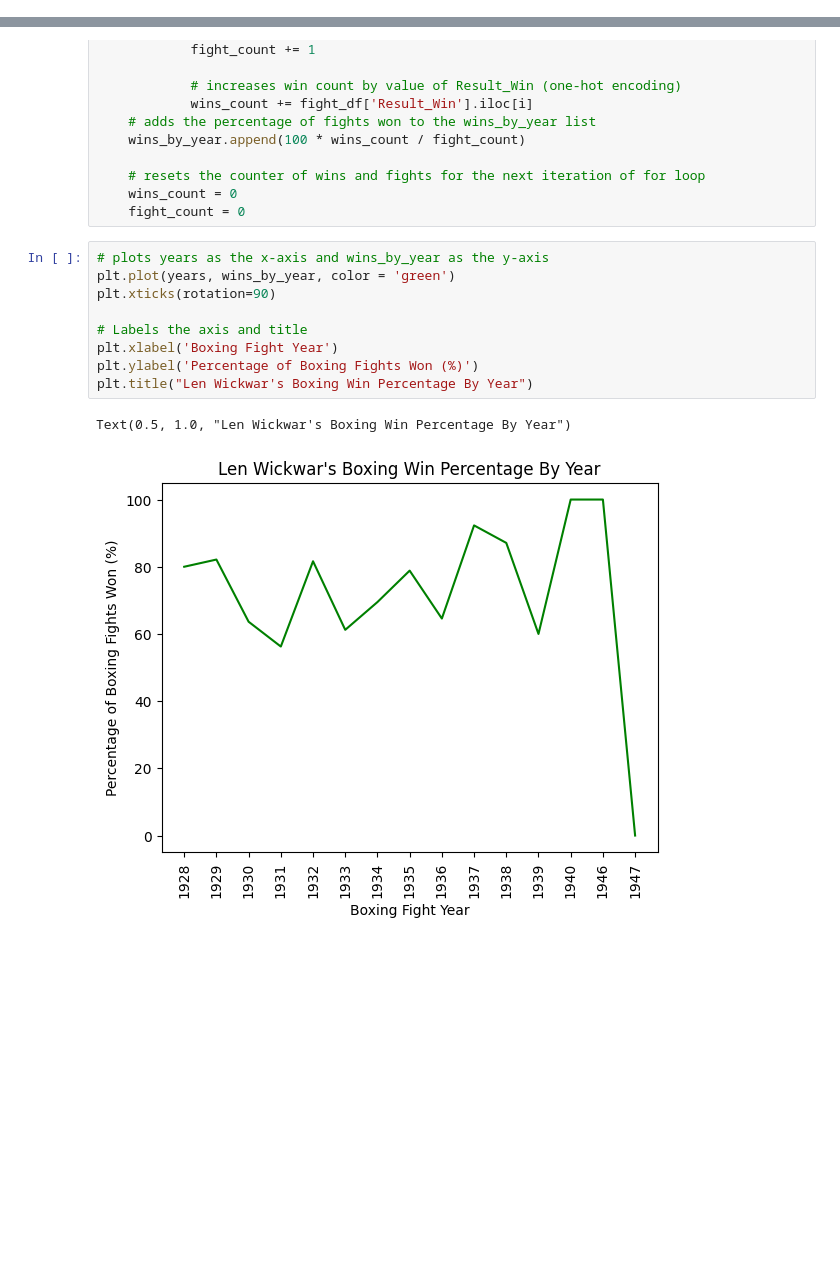
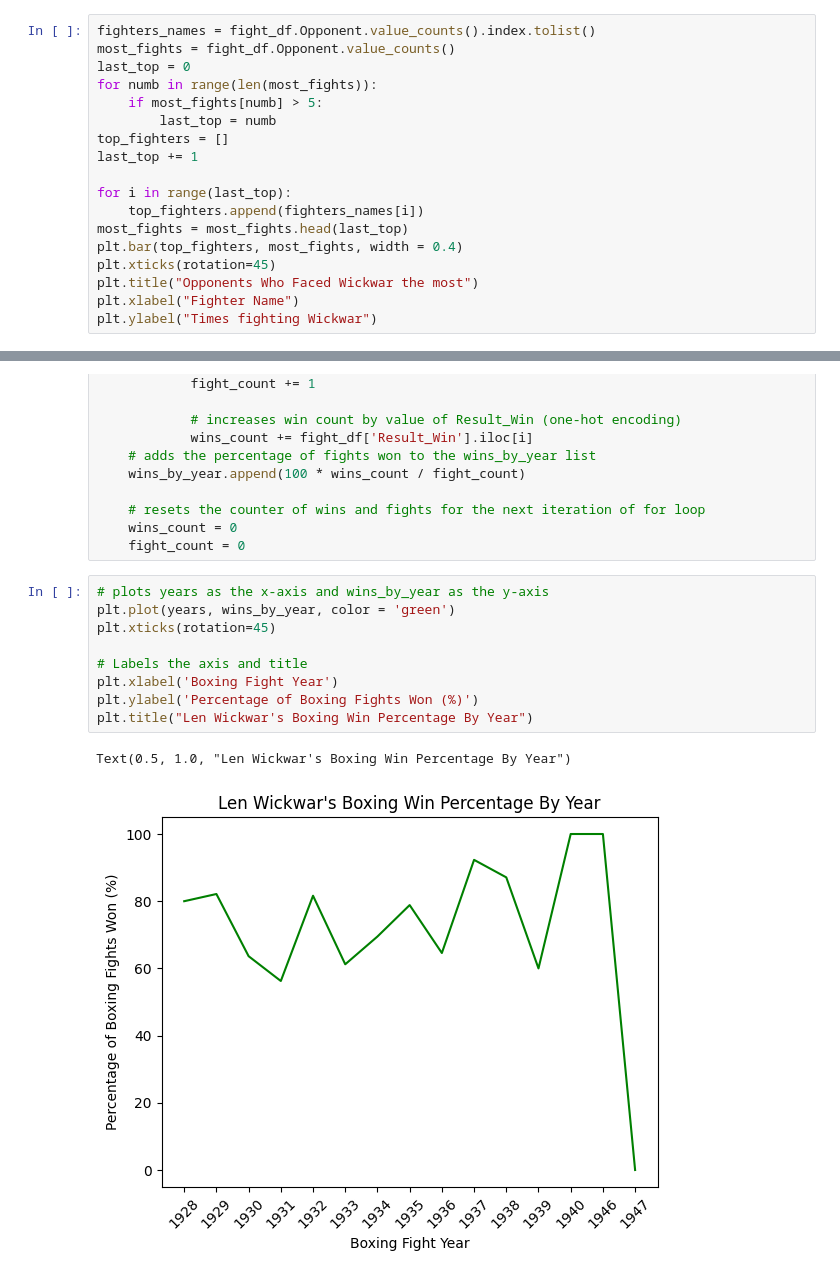
Before and after one commit to timothylc/WickwarBoxing, a Jupyter notebook: Wickwar_Boxing.ipynb, the cells around one changed output, grey strips where cells are left out. Saved outputs shown, nothing was run; the diff lists cells and outputs as text; blank space fills up the shorter version.

Commit message:
Added new graph of opponents who faced Wickwar the most

```diff
--- a/Wickwar_Boxing.ipynb
+++ b/Wickwar_Boxing.ipynb
@@ -102,3 +102,21 @@ fight_df
 | 1 | 472 | Stan Hibbert | PTS | 1946 | 0 | 0 | 0 | 1 |
 | 0 | 473 | Danny Cunningham | KO | 1947 | 0 | 1 | 0 | 0 |
 473 rows × 8 columns
+# %%
+fighters_names = fight_df.Opponent.value_counts().index.tolist()
+most_fights = fight_df.Opponent.value_counts()
+last_top = 0
+for numb in range(len(most_fights)):
+    if most_fights[numb] > 5:
+        last_top = numb
+top_fighters = []
+last_top += 1
+
+for i in range(last_top):
+    top_fighters.append(fighters_names[i])
+most_fights = most_fights.head(last_top)
+plt.bar(top_fighters, most_fights, width = 0.4)
+plt.xticks(rotation=45)
+plt.title("Opponents Who Faced Wickwar the most")
+plt.xlabel("Fighter Name")
+plt.ylabel("Times fighting Wickwar")
@@ -128,12 +149,12 @@ for year_i in range(len(years)):
 # %%
 # plots years as the x-axis and wins_by_year as the y-axis
 plt.plot(years, wins_by_year, color = 'green')
-plt.xticks(rotation=90)
+plt.xticks(rotation=45)
 
 # Labels the axis and title
 plt.xlabel('Boxing Fight Year')
 plt.ylabel('Percentage of Boxing Fights Won (%)')
 plt.title("Len Wickwar's Boxing Win Percentage By Year")
 # %% [output]
 Text(0.5, 1.0, "Len Wickwar's Boxing Win Percentage By Year")
-[figure, old version]
+[figure, new version]
```
Also changed, not shown: parts of 1 cell of this notebook.
